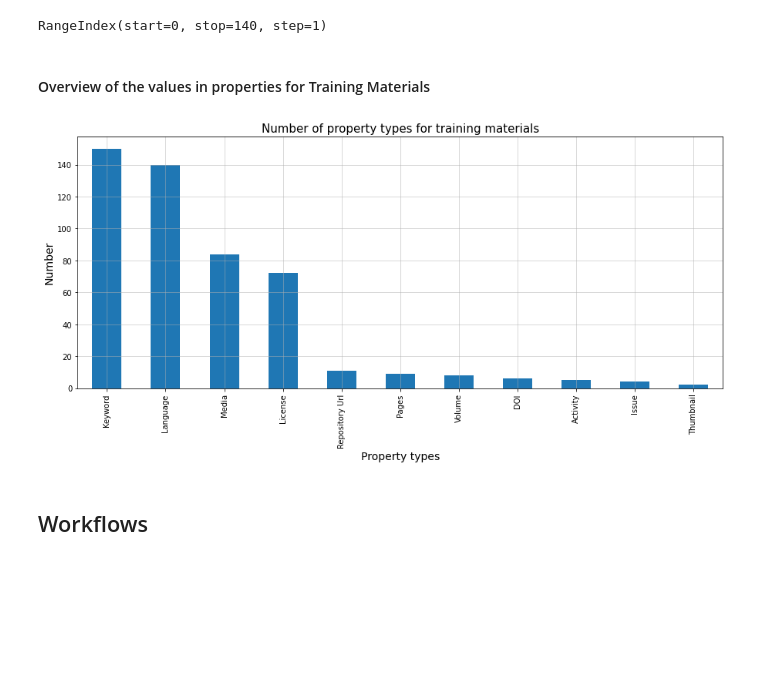
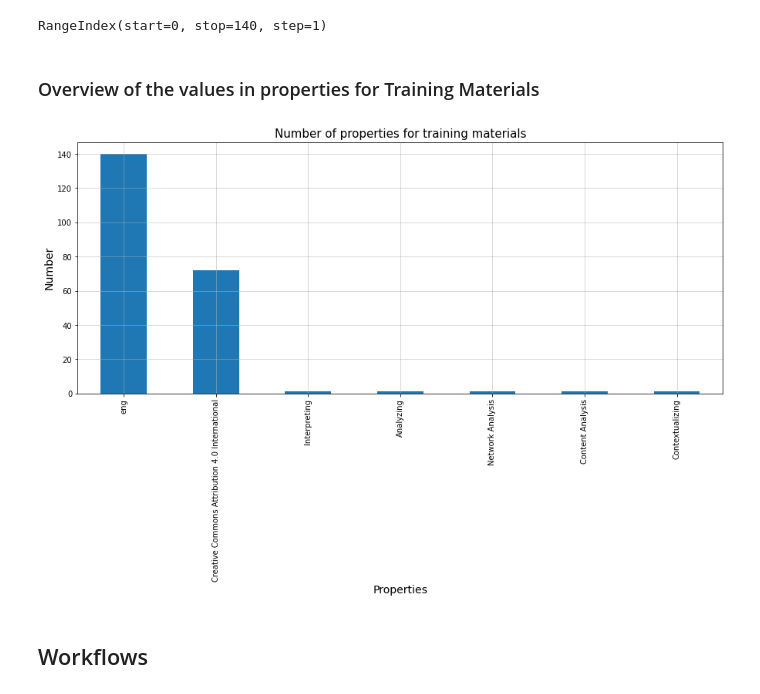
Before and after one commit to cesareconcordia/sshoc-resources, a Jupyter notebook: SSHOCCurationWS-Demo.ipynb, the cells around one changed output. Saved outputs shown, nothing was run; the diff lists cells and outputs as text; code cells hidden in the pictures; blank space fills up the shorter version.

```diff
--- a/SSHOCCurationWS-Demo.ipynb
+++ b/SSHOCCurationWS-Demo.ipynb
@@ -47,8 +48,3 @@ There are 28  property types in MP dataset. The following table shows code, labe
 # %%
-x = ('1','2')
-df_dynammic_properties = pd.DataFrame()
-for var in x:
-    url = "https://sshoc-marketplace-api.acdh-dev.oeaw.ac.at/api/property-types?page="+str(var)+"&perpage=20"
-    df_tool_par=pd.read_json(url, orient='columns')
-    df_dynammic_properties=df_dynammic_properties.append(df_tool_par, ignore_index=True)
+df_dynammic_properties=getMPDescriptions ("https://sshoc-marketplace-api.acdh-dev.oeaw.ac.at/api/property-types?page=", 4)
 # %%
@@ -320,22 +374,22 @@ df_tm_all.index
 # %% [output]
 RangeIndex(start=0, stop=140, step=1)
 # %% [markdown]
-#### Overview of the values in properties for Training Materials
+### Overview of the values in properties for Training Materials
 # %%
-df_prop__tm_data = pd.json_normalize(data=df_tm_all['trainingMaterials'], record_path='properties', meta=['label'])
+df_prop__tm_data = pd.json_normalize(data=df_tm_all['trainingMaterials'], record_path='properties', meta_prefix='ts_', meta=['label'])
 #df_prop__tm_data.head()
 # %%
-df_temp_tm_type_label = df_prop__tm_data['type.label'].value_counts()
+df_temp_tm_type_label = df_prop__tm_data['concept.label'].value_counts()
 fig, ax = plt.subplots()
 df_temp_tm_type_label.plot(kind='bar', figsize=(15,6), x='licences', y='tools',)
 plt.grid(alpha=0.6)
 ax.yaxis.set_label_text("")
-ax.set_title("Number of property types for training materials", fontsize=15)
-ax.set_xlabel('Property types', fontsize=14)
+ax.set_title("Number of properties for training materials", fontsize=15)
+ax.set_xlabel('Properties', fontsize=14)
 ax.set_ylabel('Number', fontsize=14);
 plt.show()
 # %% [output]
-[figure, old version]
+[figure, new version]
 # %% [markdown]
 ## Workflows
 # %%
```
Also changed, not shown: parts of 53 cells of this notebook.
